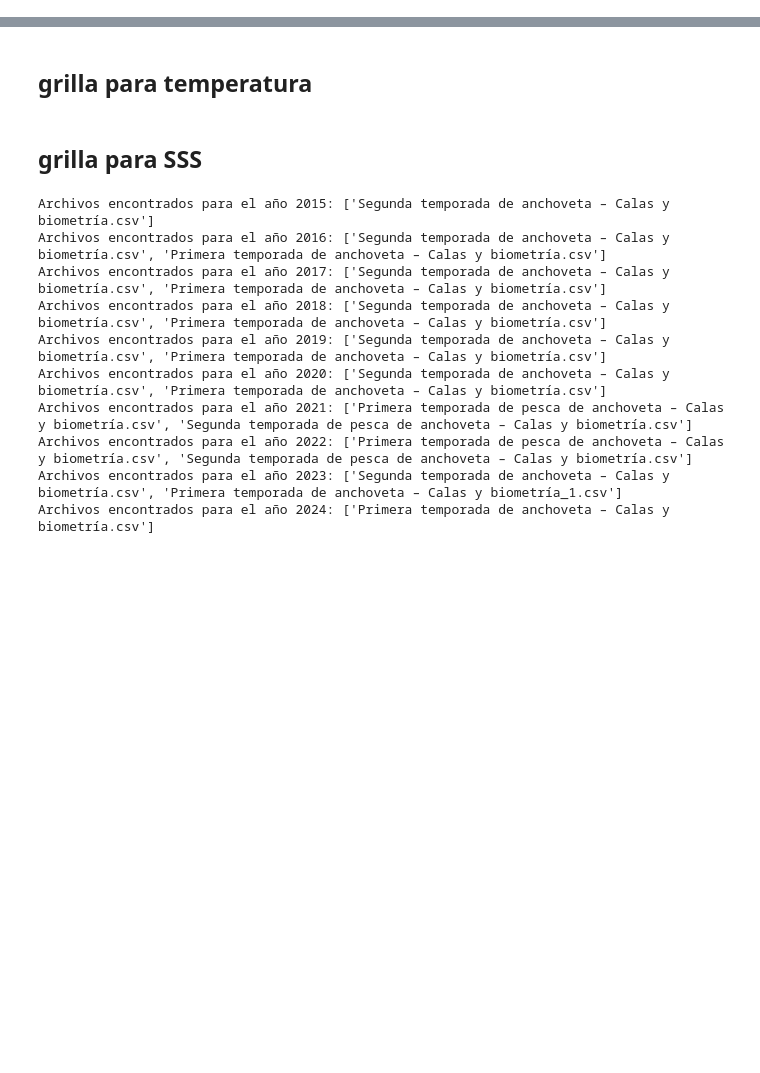
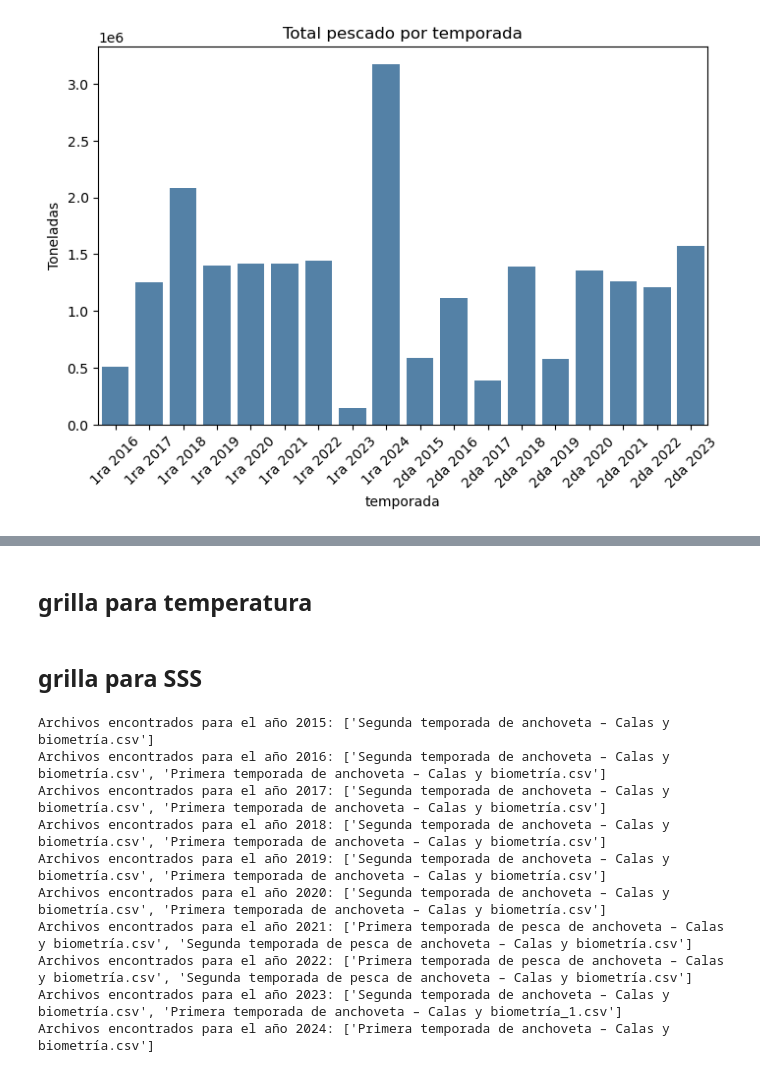
Before and after one commit to dbrisaro/catch_modelling, a Jupyter notebook: scripts/calas_extended_to_years.ipynb, the cells around one changed output, grey strips where cells are left out. Drawn from its saved outputs; the diff is of its cells as text; code cells hidden in the pictures; blank space fills up the shorter version.

Commit message:
fix calas classes behaviour

```diff
--- a/scripts/calas_extended_to_years.ipynb
+++ b/scripts/calas_extended_to_years.ipynb
@@ -229,3 +275,20 @@ class CalasDataVisualizer:
 
         fig.savefig(f"/home/jupyter-daniela/suyana/peru_production/displays/calas_distribution_{temporada_objetivo}.png", bbox_inches='tight', dpi=400)
         plt.close()
+# %%
+base_path = "/home/jupyter-daniela/suyana/peru_production/inputs/"
+years = range(2015, 2025)
+
+manager = CalasManager(base_path, years)
+manager.load_all_years()
+
+with open("grillas.json", "r") as f:
+    GRILLAS = json.load(f)
+
+lat_bins = sorted(GRILLAS["sss"]["lat_bins"])
+lon_bins = sorted(GRILLAS["sss"]["lon_bins"])
+
+df_todos, grilla = manager.grilla_multianual(lat_bins, lon_bins)
+
+output_file = "/home/jupyter-daniela/suyana/peru_production/outputs/calas_grillado_semanal_sss.csv"
+# grilla.to_csv(output_file, index=False)
@@ -231,0 +300,7 @@ class CalasDataVisualizer:
+# %%
+estadisticas = {}
+for anio, ds in manager.datasets.items():
+    print(f"Procesando estadísticas para {anio}")
+    estadisticas[anio] = ds.estadisticas_datos()
+
+df_stats = pd.concat(estadisticas.values(), ignore_index=True)
@@ -231,0 +318,14 @@ class CalasDataVisualizer:
+# %%
+
+import seaborn as sns
+
+totales = df_stats.groupby("temporada", as_index=False)["total_pescado_tm"].first()
+
+plt.figure(figsize=(8,5))
+sns.barplot(data=totales, x="temporada", y="total_pescado_tm", color="steelblue")
+plt.title("Total pescado por temporada")
+plt.ylabel("Toneladas")
+plt.xticks(rotation=45)
+plt.show()
+# %% [output]
+[figure, added]
```
Also changed, not shown: parts of 8 cells of this notebook, 1 other file.
